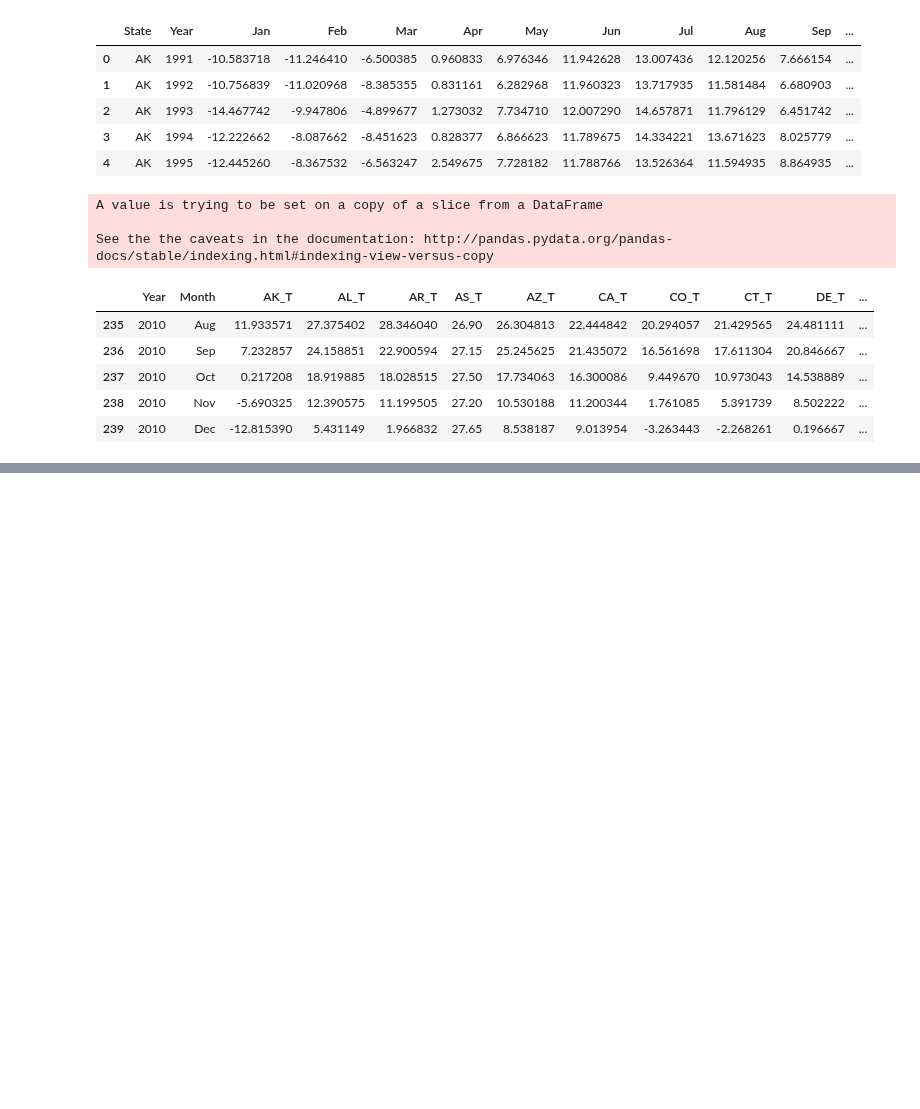
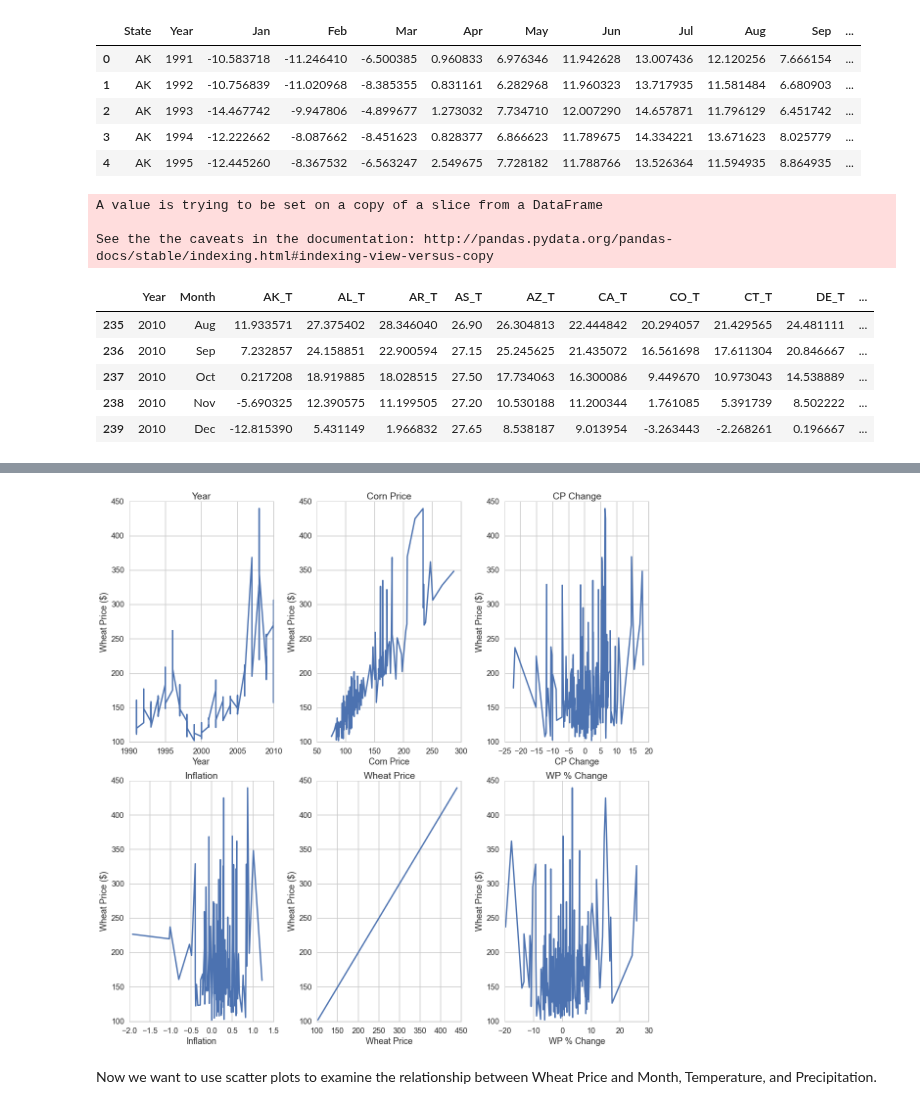
Before and after one commit to dwang953/109-Project, a Jupyter notebook: working_notebooks/Exploratory Data Analysis.ipynb, the cells around one changed output, grey strips where cells are left out. Drawn from its saved outputs; the diff is of its cells as text; code cells hidden in the pictures; blank space fills up the shorter version.

```diff
--- a/working_notebooks/Exploratory Data Analysis.ipynb
+++ b/working_notebooks/Exploratory Data Analysis.ipynb
@@ -192,0 +200,23 @@ dftouse=pd.concat([corn_price_df, new_inf, new_prec, new_temp, wheat_price_df],
+# %%
+dftouse['CP Change']=dftouse['CP Change'].map(lambda x: x.rstrip("%"))
+dftouse['CP Change']=dftouse['CP Change'].map(lambda x: float(x))
+dftouse['WP % Change']=dftouse['WP % Change'].map(lambda x: x.rstrip("%"))
+dftouse['WP % Change']=dftouse['WP % Change'].map(lambda x: float(x))
+# %%
+cols=[]
+for col in dftouse:
+    if ('_T' not in col) & ('_P' not in col) & (col!='Month'):
+        cols.append(col)
+# %%
+fig, axes = plt.subplots(nrows=2, ncols=3, figsize=(16, 16),
+                         tight_layout=True)
+for ax, p in zip(axes.ravel(), cols):
+    dftograph=dftouse.sort([p]).set_index(p).reset_index()
+    ax.plot(dftograph[p], dftograph['Wheat Price'], label=p)
+    ax.set_title(p)
+    ax.set_ylabel('Wheat Price ($)')
+    ax.set_xlabel(p)
+# %% [output]
+[figure, added]
+# %% [markdown]
+Now we want to use scatter plots to examine the relationship between Wheat Price and Month, Temperature, and Precipitation.
```
Also changed, not shown: parts of 4 cells of this notebook, 1 other file.
